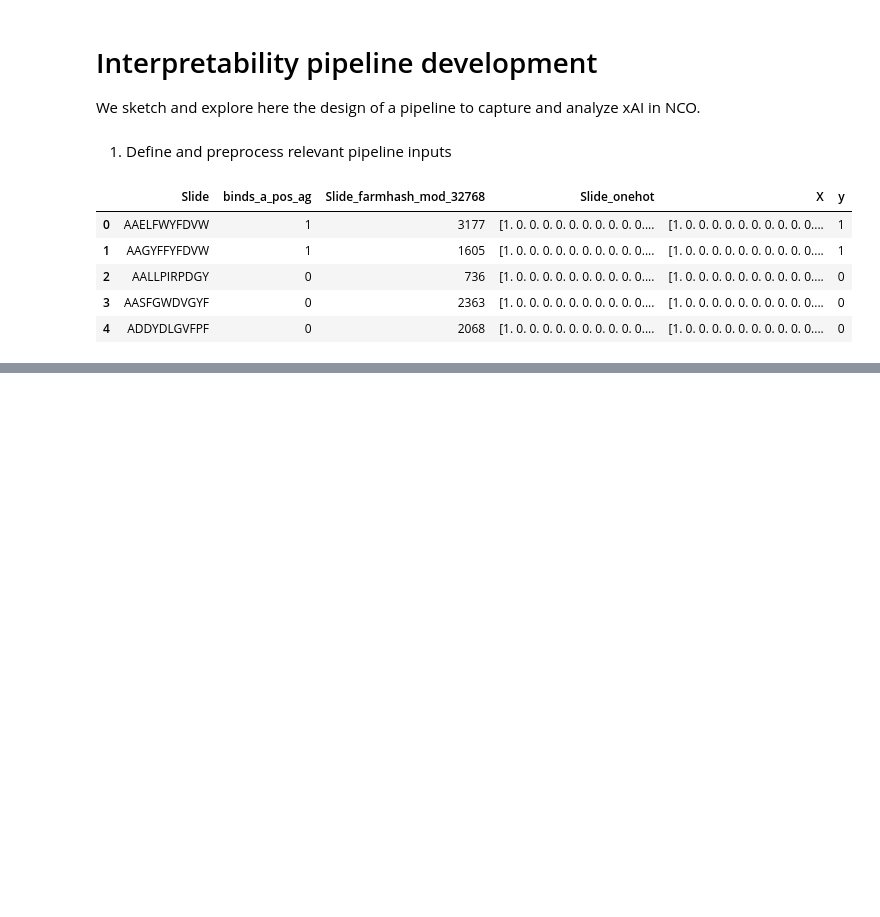
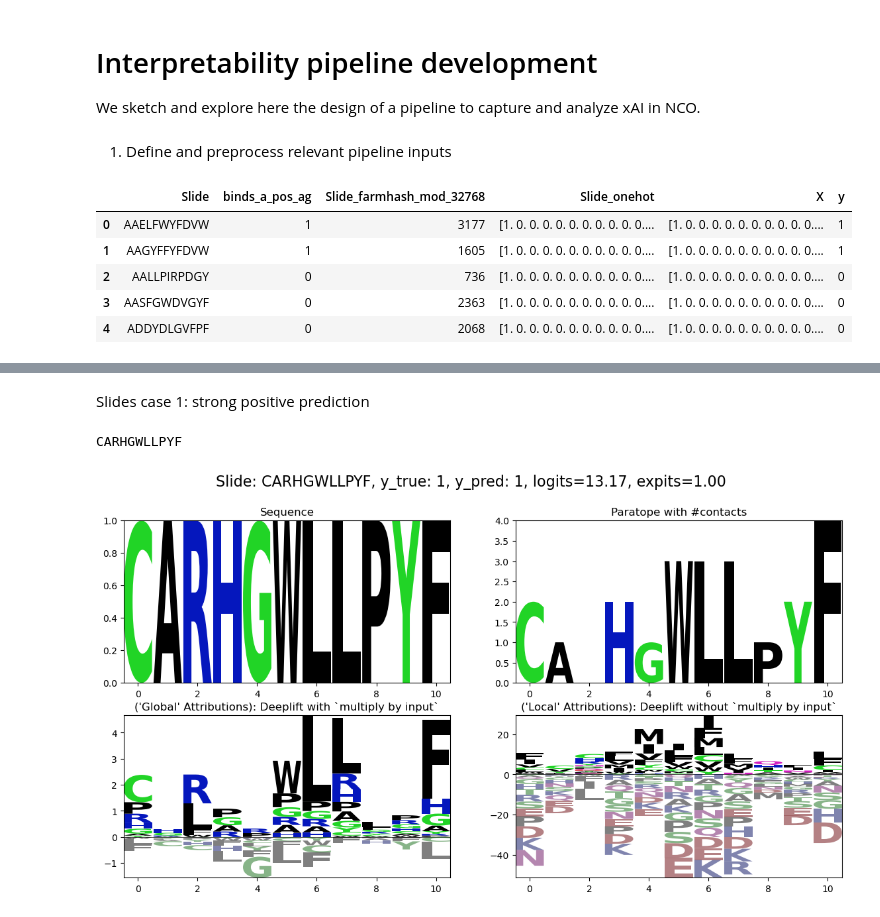
Before and after one commit to csi-greifflab/negative-class-optimization, a Jupyter notebook: notebooks/07b_Interpretability_pipeline_dev.ipynb, the cells around one changed output, grey strips where cells are left out. Saved outputs shown, nothing was run; the diff lists cells and outputs as text; code cells hidden in the pictures; blank space fills up the shorter version.

```diff
--- a/notebooks/07b_Interpretability_pipeline_dev.ipynb
+++ b/notebooks/07b_Interpretability_pipeline_dev.ipynb
@@ -274,0 +316,7 @@ array([[-0.        ,  0.        ,  0.        ,  0.        , -0.        ,
+# %% [markdown]
+Slides case 1: strong positive prediction
+# %%
+plot_attribution_report_by_index(0, df_sel_1, df_sel_2)
+# %% [output]
+CARHGWLLPYF
+[figure, added]
```
Also changed, not shown: parts of 25 cells of this notebook, 7 other files.
